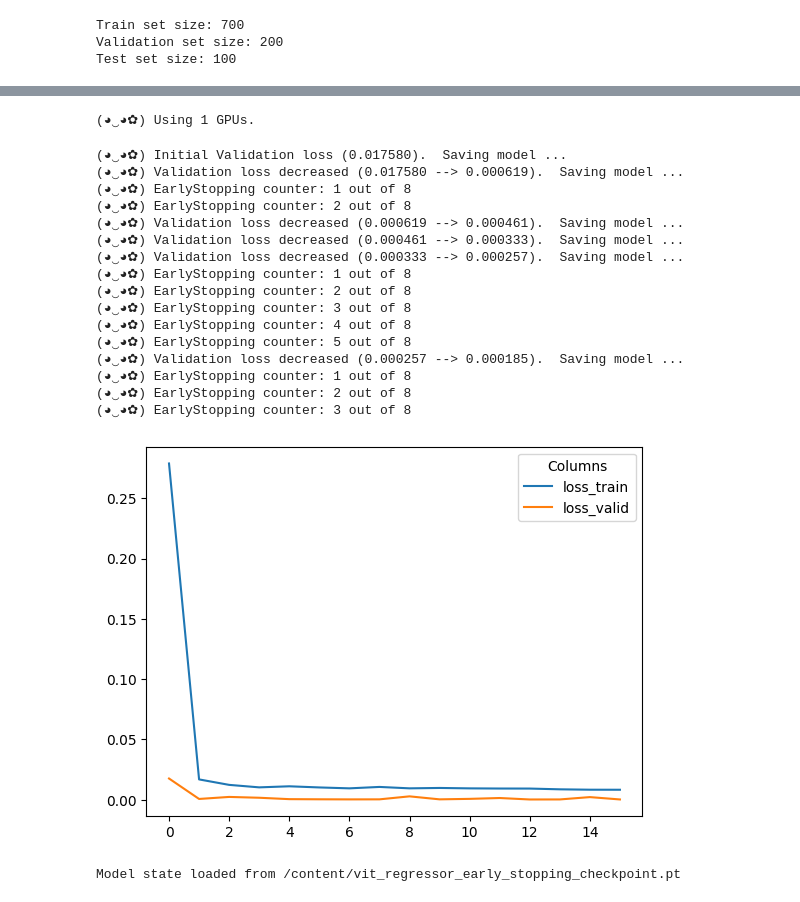
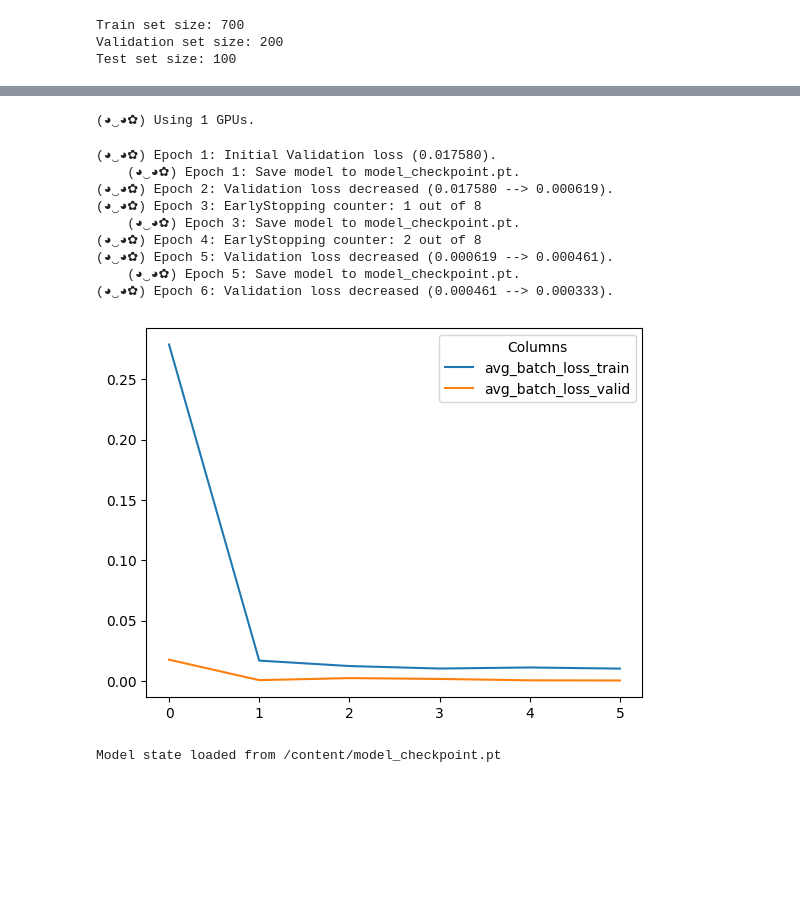
Before and after one commit to shuliu2017/PyTorchWrapper, a Jupyter notebook: notebooks/simple_regression.ipynb, the cells around one changed output, grey strips where cells are left out. Drawn from its saved outputs; the diff is of its cells as text; code cells hidden in the pictures; blank space fills up the shorter version.

```diff
--- a/notebooks/simple_regression.ipynb
+++ b/notebooks/simple_regression.ipynb
@@ -155,21 +146,21 @@ array([0.49919432, 0.5003139 , 0.49865794, 0.49925768, 0.4991324 ,
 # %%
-epochs = 16
+epochs = 6
 
-pk.pytorch_tools.set_random_seed(seed=0)
+stw.pytorch_tools.set_random_seed(seed=0)
 
-model = cm.vit_regressor.ViTRegressor()
-device = pk.pytorch_tools.get_device()
+model = stw.models.vit_regressor.ViTRegressor()
+device = stw.pytorch_tools.get_device()
 model = model.to(device)
-model = pk.pytorch_tools.enable_multi_gpu(model)
+model = stw.pytorch_tools.enable_multi_gpu(model)
 
 model_name = 'vit_regressor'
 loss_fn = torch.nn.MSELoss()
 task_type = 'regression'
 
 optimizer = torch.optim.Adam(params=model.parameters(), lr=0.001)
-early_stopping = pk.model_training.EarlyStopping(patience=8, path=f'{model_name}_early_stopping_checkpoint.pt')
-metrics = pk.customized_metrics.regression_metrics
-result = pk.model_training.train(model=model,
+early_stopping = stw.workflow.EarlyStopping(patience=8)
+metrics = stw.customized_metrics.regression_metrics
+result = stw.workflow.train(model=model,
                                   train_dataloader=train_loader,
                                   validation_dataloader=val_loader,
                                   optimizer=optimizer,
@@ -178,40 +169,34 @@ result = pk.model_training.train(model=model,
                                   task_type=task_type,
                                   epochs=epochs,
                                   early_stopping=early_stopping,
+                                  save_freq=2,
                                   device=device)
 # %% [output]
 (◕‿◕✿) Using 1 GPUs.
-(◕‿◕✿) Initial Validation loss (0.017580).  Saving model ...
-(◕‿◕✿) Validation loss decreased (0.017580 --> 0.000619).  Saving model ...
-(◕‿◕✿) EarlyStopping counter: 1 out of 8
-(◕‿◕✿) EarlyStopping counter: 2 out of 8
-(◕‿◕✿) Validation loss decreased (0.000619 --> 0.000461).  Saving model ...
-(◕‿◕✿) Validation loss decreased (0.000461 --> 0.000333).  Saving model ...
-(◕‿◕✿) Validation loss decreased (0.000333 --> 0.000257).  Saving model ...
-(◕‿◕✿) EarlyStopping counter: 1 out of 8
-(◕‿◕✿) EarlyStopping counter: 2 out of 8
-(◕‿◕✿) EarlyStopping counter: 3 out of 8
-(◕‿◕✿) EarlyStopping counter: 4 out of 8
-(◕‿◕✿) EarlyStopping counter: 5 out of 8
-(◕‿◕✿) Validation loss decreased (0.000257 --> 0.000185).  Saving model ...
-(◕‿◕✿) EarlyStopping counter: 1 out of 8
-(◕‿◕✿) EarlyStopping counter: 2 out of 8
-(◕‿◕✿) EarlyStopping counter: 3 out of 8
+(◕‿◕✿) Epoch 1: Initial Validation loss (0.017580).
+    (◕‿◕✿) Epoch 1: Save model to model_checkpoint.pt.
+(◕‿◕✿) Epoch 2: Validation loss decreased (0.017580 --> 0.000619).
+(◕‿◕✿) Epoch 3: EarlyStopping counter: 1 out of 8
+    (◕‿◕✿) Epoch 3: Save model to model_checkpoint.pt.
+(◕‿◕✿) Epoch 4: EarlyStopping counter: 2 out of 8
+(◕‿◕✿) Epoch 5: Validation loss decreased (0.000619 --> 0.000461).
+    (◕‿◕✿) Epoch 5: Save model to model_checkpoint.pt.
+(◕‿◕✿) Epoch 6: Validation loss decreased (0.000461 --> 0.000333).
 # %%
 import matplotlib.pyplot as plt
 
 # Line plot for multiple columns
-result[['loss_train', 'loss_valid']].plot(kind='line')
+result[['avg_batch_loss_train', 'avg_batch_loss_valid']].plot(kind='line')
 plt.legend(title='Columns')
 plt.show()
 # %% [output]
-[figure, old version]
+[figure, new version]
 # %%
-test_model = cm.vit_regressor.ViTRegressor().to(device)
-pk.pytorch_tools.load_model_state(test_model, target_dir='/content', model_name= f'{model_name}_early_stopping_checkpoint.pt')
-test_result = pk.model_training.evaluation_step(test_model, test_loader, loss_fn, metrics, task_type, device)
+test_model = stw.models.vit_regressor.ViTRegressor().to(device)
+stw.pytorch_tools.load_model_state(test_model, target_dir='/content', model_name= f'model_checkpoint.pt')
+test_result = stw.workflow.evaluation_step(test_model, test_loader, loss_fn, metrics, task_type, device)
 # %% [output]
-Model state loaded from /content/vit_regressor_early_stopping_checkpoint.pt
+Model state loaded from /content/model_checkpoint.pt
 # %%
 test_result
 # %% [output]
```
Also changed, not shown: parts of 9 cells of this notebook.
